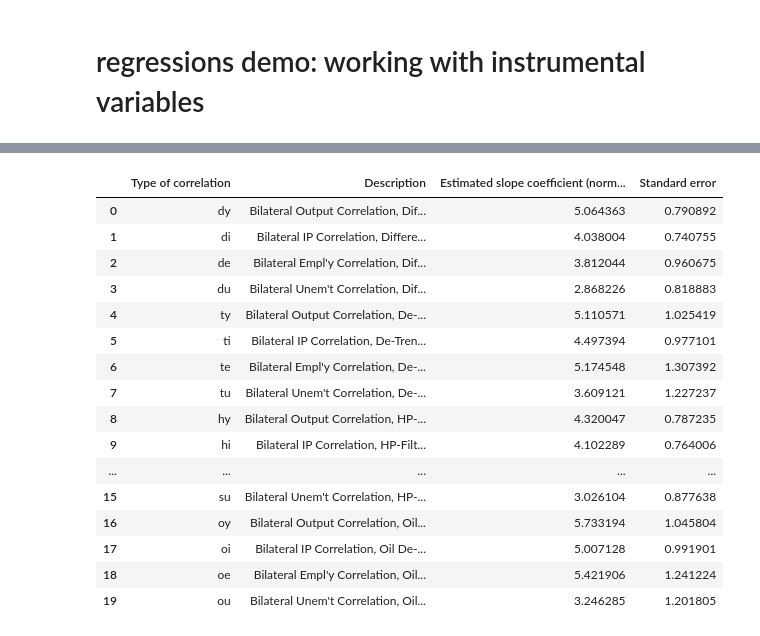
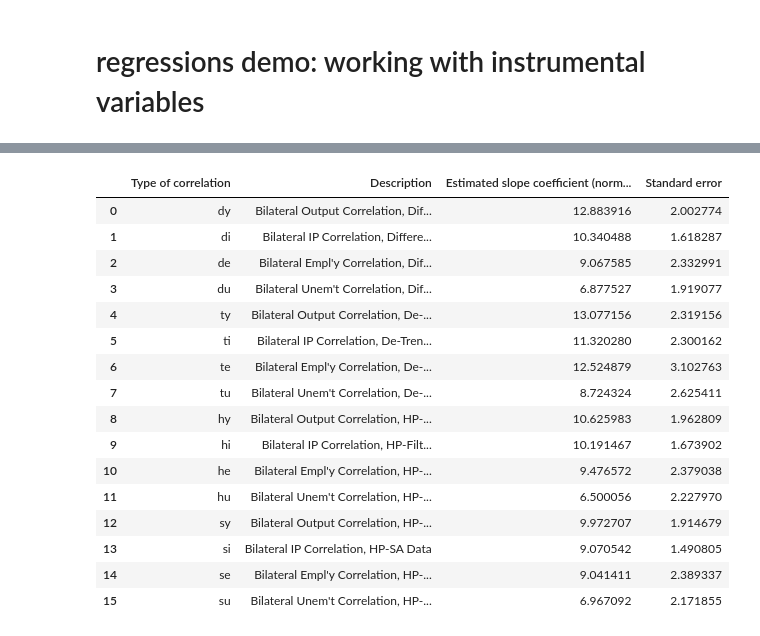
Before and after one commit to emilyfu1/correlationmodule, a Jupyter notebook: main.ipynb, the cells around one changed output, grey strips where cells are left out. Saved outputs shown, nothing was run; the diff lists cells and outputs as text; code cells hidden in the pictures.

Commit message:
add different IV estimations

```diff
--- a/main.ipynb
+++ b/main.ipynb
@@ -579,25 +600,0 @@ plt.tight_layout()
-# %%
-# run IV regressions
-
-# complete batch of correlations used in paper
-versions = ['dy', 'di', 'de', 'du', 'ty', 'ti', 'te', 'tu', 'hy', 'hi', 'he', 'hu', 'sy', 'si', 'se', 'su', 'oy', 'oi', 'oe', 'ou']
-
-# variable descriptions from stata
-stata_descriptions = ["Bilateral Output Correlation, Differenced Data", "Bilateral IP Correlation, Differenced Data", "Bilateral Empl'y Correlation, Differenced Data",
- "Bilateral Unem't Correlation, Differenced Data", "Bilateral Output Correlation, De-Trended Data", "Bilateral IP Correlation, De-Trended Data",
- "Bilateral Empl'y Correlation, De-Trended Data", "Bilateral Unem't Correlation, De-Trended Data", "Bilateral Output Correlation, HP-Filtered Data",
- "Bilateral IP Correlation, HP-Filtered Data", "Bilateral Empl'y Correlation, HP-Filtered Data", "Bilateral Unem't Correlation, HP-Filtered Data",
- "Bilateral Output Correlation, HP-SA Data", "Bilateral IP Correlation, HP-SA Data", "Bilateral Empl'y Correlation, HP-SA Data",
- "Bilateral Unem't Correlation, HP-SA Data", "Bilateral Output Correlation, Oil De-Trended Data", "Bilateral IP Correlation, Oil De-Trended Data",
- "Bilateral Empl'y Correlation, Oil De-Trended Data", "Bilateral Unem't Correlation, Oil De-Trended Data"]
-
-# dataframe to hold results:
-iv_results = pd.DataFrame(columns=['Type of correlation', 'Description', 'Estimated slope coefficient (normalized by total trade)','Standard error'])
-
-for i, version in enumerate(versions):
-    result = reg.Regressions(instruments, dependent_var=[version], independent_vars=['wt']).run_regression(method='IV', instrument_vars=['distance', 'adjacent', 'ling'])
-    beta = result.params[1]
-    se = result.bse[1]
-    description = stata_descriptions[i]
-
-    iv_results.loc[i] = [version, description, beta, se]
@@ -618,21 +601,34 @@ for i, version in enumerate(versions):
+# %%
+# run IV regressions
+
+# dataframe to hold results:
+iv_results = pd.DataFrame(columns=['Type of correlation', 'Description', 'Estimated slope coefficient (normalized by total trade)','Standard error'])
+
+for i, version in enumerate(versions):
+    result = reg.Regressions(instruments, dependent_var=[version], independent_vars=['wt']).run_regression(method='IV', instrument_vars=['distance', 'adjacent', 'ling'], iv_type='2SLS')
+    beta = result.params[1]
+    se = result.std_errors[1]
+    description = stata_descriptions[i]
+
+    iv_results.loc[i] = [version, description, beta, se]
 # %%
 # show the table of coefficients
-iv_results
+iv_results[:16]
 # %% [output]
 |  | Type of correlation | Description | Estimated slope coefficient (norm... | Standard error |
-| 0 | dy | Bilateral Output Correlation, Dif... | 5.064363 | 0.790892 |
-| 1 | di | Bilateral IP Correlation, Differe... | 4.038004 | 0.740755 |
-| 2 | de | Bilateral Empl'y Correlation, Dif... | 3.812044 | 0.960675 |
-| 3 | du | Bilateral Unem't Correlation, Dif... | 2.868226 | 0.818883 |
-| 4 | ty | Bilateral Output Correlation, De-... | 5.110571 | 1.025419 |
-| 5 | ti | Bilateral IP Correlation, De-Tren... | 4.497394 | 0.977101 |
-| 6 | te | Bilateral Empl'y Correlation, De-... | 5.174548 | 1.307392 |
-| 7 | tu | Bilateral Unem't Correlation, De-... | 3.609121 | 1.227237 |
-| 8 | hy | Bilateral Output Correlation, HP-... | 4.320047 | 0.787235 |
-| 9 | hi | Bilateral IP Correlation, HP-Filt... | 4.102289 | 0.764006 |
-| ... | ... | ... | ... | ... |
-| 15 | su | Bilateral Unem't Correlation, HP-... | 3.026104 | 0.877638 |
-| 16 | oy | Bilateral Output Correlation, Oil... | 5.733194 | 1.045804 |
-| 17 | oi | Bilateral IP Correlation, Oil De-... | 5.007128 | 0.991901 |
-| 18 | oe | Bilateral Empl'y Correlation, Oil... | 5.421906 | 1.241224 |
-| 19 | ou | Bilateral Unem't Correlation, Oil... | 3.246285 | 1.201805 |
+| 0 | dy | Bilateral Output Correlation, Dif... | 12.883916 | 2.002774 |
+| 1 | di | Bilateral IP Correlation, Differe... | 10.340488 | 1.618287 |
+| 2 | de | Bilateral Empl'y Correlation, Dif... | 9.067585 | 2.332991 |
+| 3 | du | Bilateral Unem't Correlation, Dif... | 6.877527 | 1.919077 |
+| 4 | ty | Bilateral Output Correlation, De-... | 13.077156 | 2.319156 |
+| 5 | ti | Bilateral IP Correlation, De-Tren... | 11.320280 | 2.300162 |
+| 6 | te | Bilateral Empl'y Correlation, De-... | 12.524879 | 3.102763 |
+| 7 | tu | Bilateral Unem't Correlation, De-... | 8.724324 | 2.625411 |
+| 8 | hy | Bilateral Output Correlation, HP-... | 10.625983 | 1.962809 |
+| 9 | hi | Bilateral IP Correlation, HP-Filt... | 10.191467 | 1.673902 |
+| 10 | he | Bilateral Empl'y Correlation, HP-... | 9.476572 | 2.379038 |
+| 11 | hu | Bilateral Unem't Correlation, HP-... | 6.500056 | 2.227970 |
+| 12 | sy | Bilateral Output Correlation, HP-... | 9.972707 | 1.914679 |
+| 13 | si | Bilateral IP Correlation, HP-SA Data | 9.070542 | 1.490805 |
+| 14 | se | Bilateral Empl'y Correlation, HP-... | 9.041411 | 2.389337 |
+| 15 | su | Bilateral Unem't Correlation, HP-... | 6.967092 | 2.171855 |
```
Also changed, not shown: parts of 7 cells of this notebook, 1 other file.
